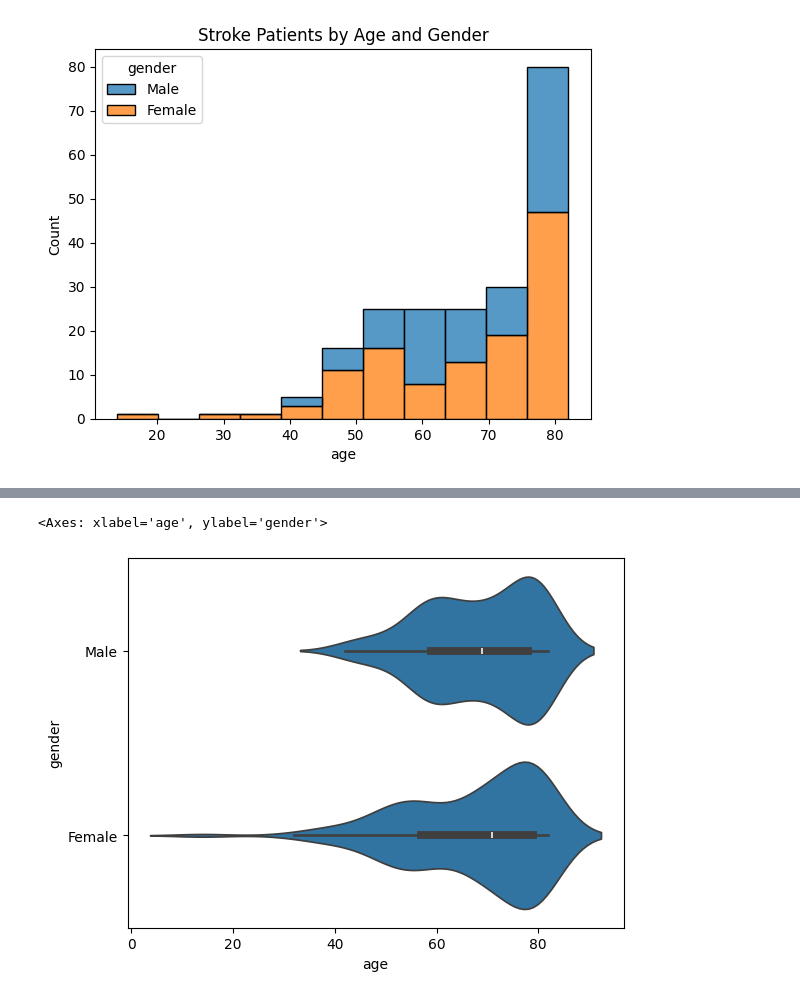
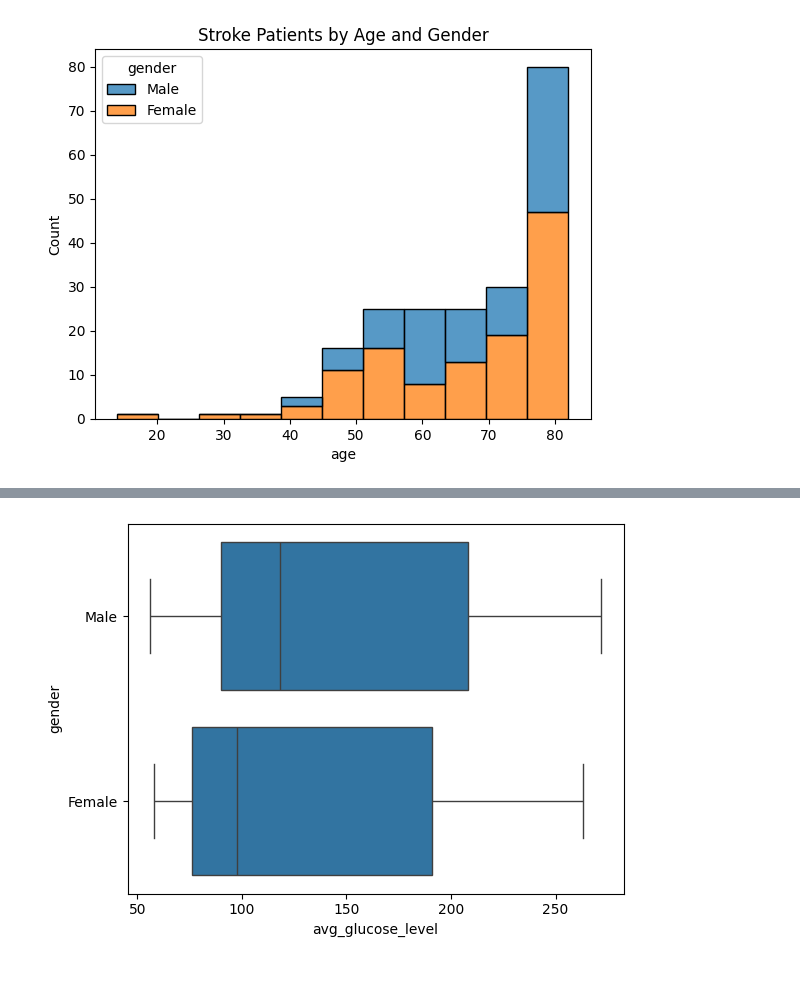
Before and after one commit to Doclikam/Capstone-project-Stroke-Risk-Factors, a Jupyter notebook: Stroke_Risk_Factors.ipynb, the cells around one changed output, grey strips where cells are left out. Drawn from its saved outputs; the diff is of its cells as text; code cells hidden in the pictures.

```diff
--- a/Stroke_Risk_Factors.ipynb
+++ b/Stroke_Risk_Factors.ipynb
@@ -240,5 +345,5 @@ plt.show()
 # %%
-sns.violinplot(data=strokes, x='age', y='gender')
+sns.boxplot(data=strokes, x='avg_glucose_level', y='gender')
+plt.show()
 # %% [output]
-<Axes: xlabel='age', ylabel='gender'>
-[figure, old version]
+[figure, new version]
```
Also changed, not shown: parts of 37 cells of this notebook.
